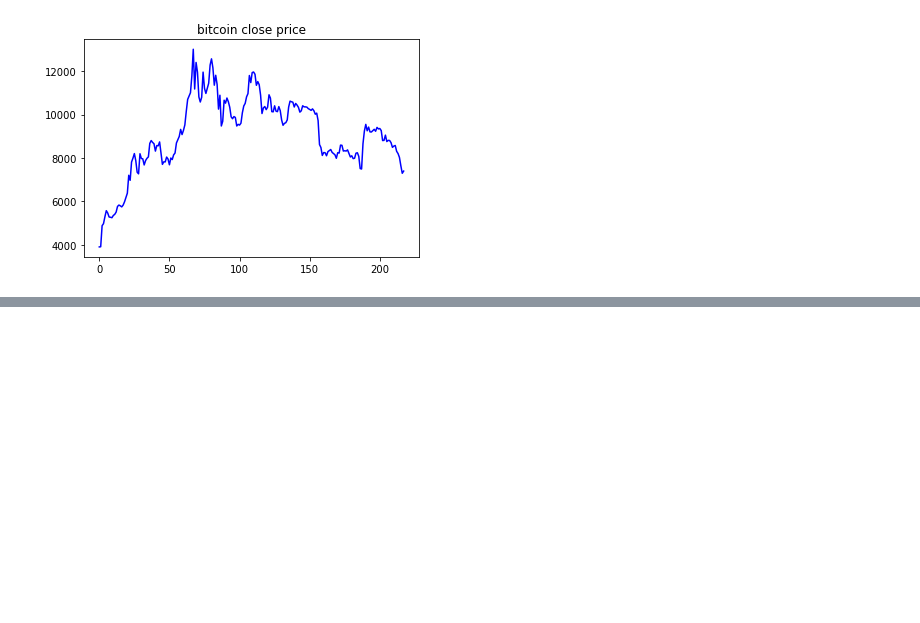
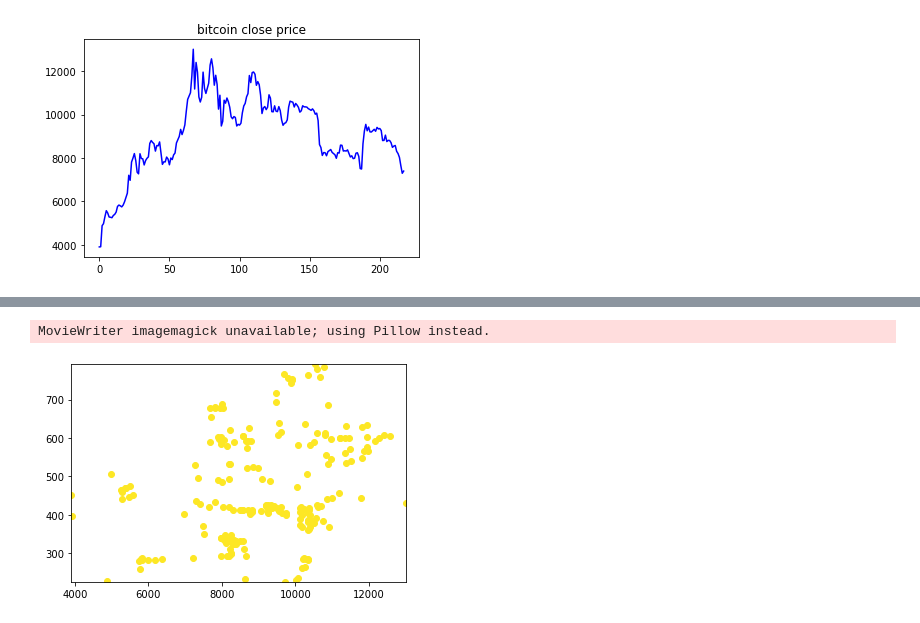
Before and after one commit to QuantLet/Emoji-Embedding-For-Finance, a Jupyter notebook: BTC&VCRIX/BTC&VCRIX.ipynb, the cells around one changed output, grey strips where cells are left out. Cells and saved outputs as stored; diff of their text form; code cells hidden in the pictures; blank space fills up the shorter version.

```diff
--- a/BTC&VCRIX/BTC&VCRIX.ipynb
+++ b/BTC&VCRIX/BTC&VCRIX.ipynb
@@ -40,3 +66,5 @@ plt.savefig("VCRIX.png",transparent = True)
+# %%
+vcrix =list(merged_df['vcrix'])
 # %%
 df_BTC_price = pd.read_csv('Bitcoin_price.csv',sep = ';')
 # %%
@@ -101,0 +157,41 @@ plt.savefig("btc.png",transparent = True)
+# %%
+btcprice = list(merged_df['close'])
+# %%
+from matplotlib.animation import FuncAnimation
+import matplotlib.pyplot as plt
+import numpy as np
+
+# Assuming x and y are predefined lists of equal length
+x = btcprice  # Example data
+y = vcrix  # Example data
+
+# Setting up the plot
+fig, ax = plt.subplots()
+ax.set_xlim(np.min(x), np.max(x))
+ax.set_ylim(np.min(y), np.max(y))
+points, = plt.plot([], [], 'o')
+fig.patch.set_alpha(0.0)  # Make the background of the figure transparent
+ax.patch.set_alpha(0.0)  # Make the background of the axes transparent
+
+# Coloring function
+cmap = plt.get_cmap('viridis')
+colors = cmap(np.linspace(0, 1, len(x)))
+
+def init():
+    points.set_data([], [])
+    return points,
+
+# Animation function
+def animate(i):
+    points.set_data(x[:i+1], y[:i+1])
+    points.set_color(colors[i])
+    return points,
+
+# Create animation
+ani = FuncAnimation(fig, animate, frames=len(x), init_func=init, blit=True, repeat_delay=1000)
+
+# Save the animation
+ani.save('points_animation.gif', writer='imagemagick', fps=10, dpi=80)
+# %% [output]
+MovieWriter imagemagick unavailable; using Pillow instead.
+[figure, added]
```
Also changed, not shown: parts of 4 cells of this notebook, 8 other files.
